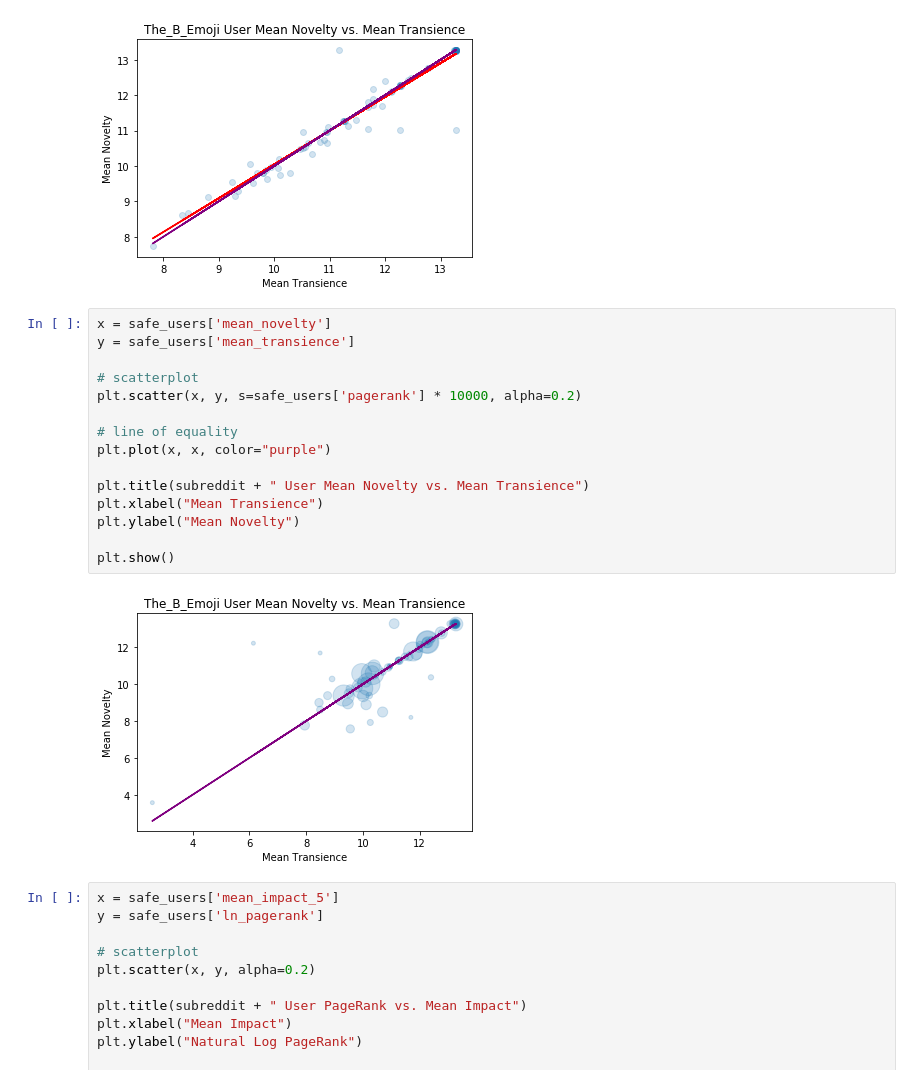
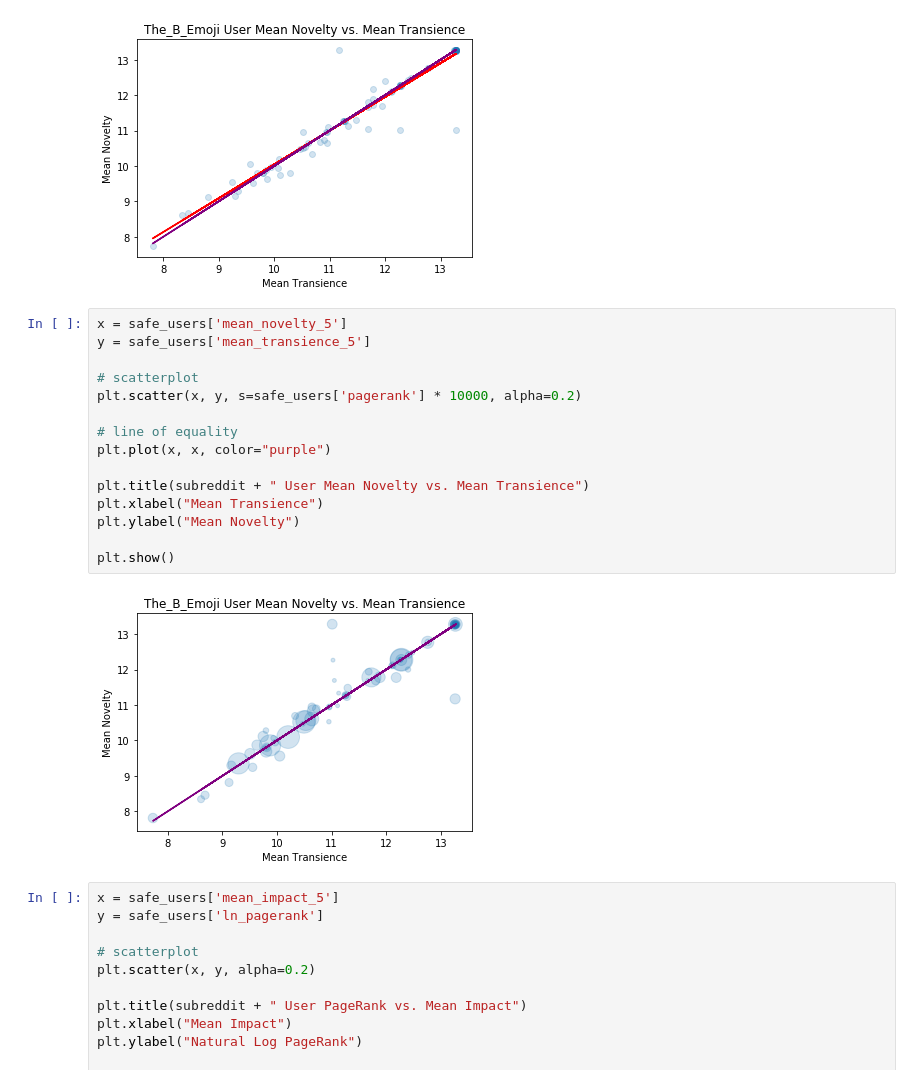
Before and after one commit to mjkern/RedditSubcultures, a Jupyter notebook: Data Analysis - The B Emoji.ipynb, the cells around one changed output. Cells and saved outputs as stored; diff of their text form.

```diff
--- a/Data Analysis - The B Emoji.ipynb
+++ b/Data Analysis - The B Emoji.ipynb
@@ -516,22 +516,22 @@ p: 1.9987261036486424e-42
 standard error: 0.03297576488296482
 [figure]
 # %%
-x = safe_users['mean_novelty']
-y = safe_users['mean_transience']
+x = safe_users['mean_novelty_5']
+y = safe_users['mean_transience_5']
 
 # scatterplot
 plt.scatter(x, y, s=safe_users['pagerank'] * 10000, alpha=0.2)
 
 # line of equality
 plt.plot(x, x, color="purple")
 
 plt.title(subreddit + " User Mean Novelty vs. Mean Transience")
 plt.xlabel("Mean Transience")
 plt.ylabel("Mean Novelty")
 
 plt.show()
 # %% [output]
-[figure, old version]
+[figure, new version]
 # %%
 x = safe_users['mean_impact_5']
 y = safe_users['ln_pagerank']
```
Also changed, not shown: 2 other files.
